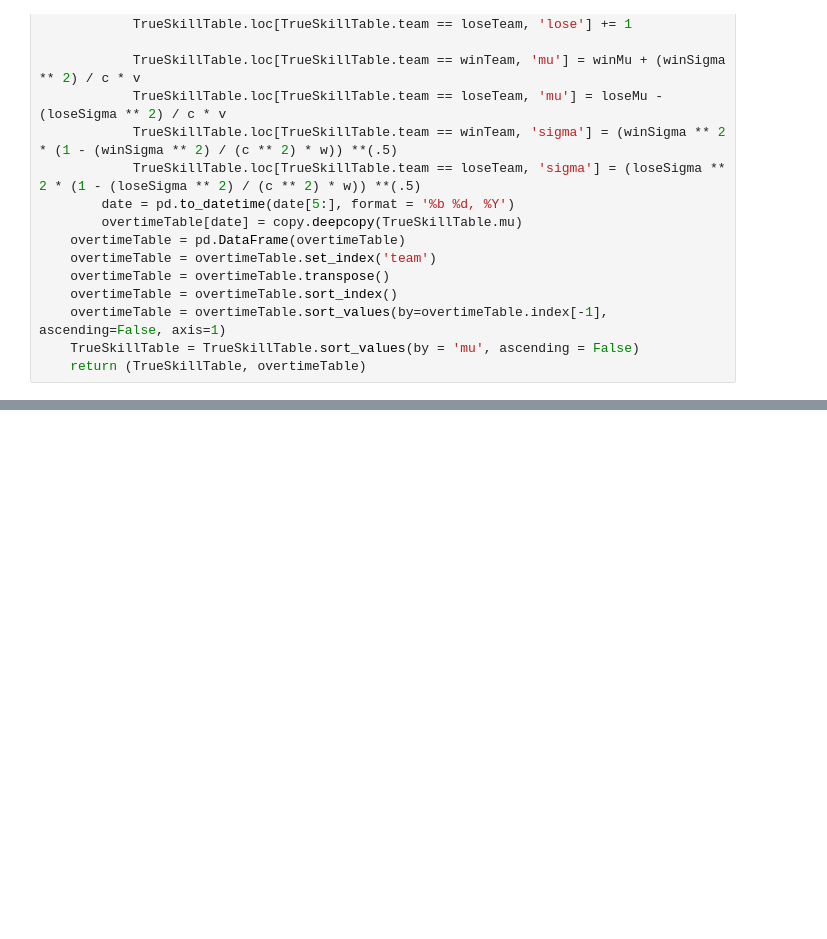
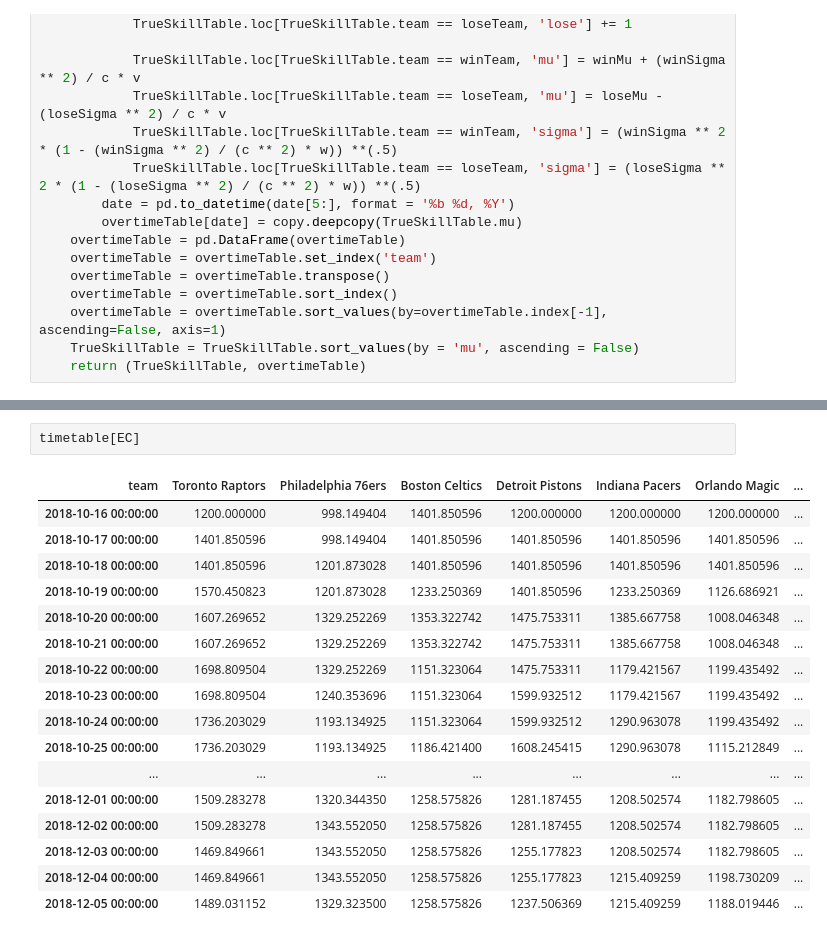
Before and after one commit to pydu-brys/NBA-Analytics, a Jupyter notebook: TrueSkill2.ipynb, the cells around one changed output, grey strips where cells are left out. Drawn from its saved outputs; the diff is of its cells as text; blank space fills up the shorter version.

```diff
--- a/TrueSkill2.ipynb
+++ b/TrueSkill2.ipynb
@@ -152,0 +208,20 @@ See the caveats in the documentation: http://pandas.pydata.org/pandas-docs/stabl
+# %%
+timetable[EC]
+# %% [output]
+| team | Toronto Raptors | Philadelphia 76ers | Boston Celtics | Detroit Pistons | Indiana Pacers | Orlando Magic | ... |
+| 2018-10-16 00:00:00 | 1200.000000 | 998.149404 | 1401.850596 | 1200.000000 | 1200.000000 | 1200.000000 | ... |
+| 2018-10-17 00:00:00 | 1401.850596 | 998.149404 | 1401.850596 | 1401.850596 | 1401.850596 | 1401.850596 | ... |
+| 2018-10-18 00:00:00 | 1401.850596 | 1201.873028 | 1401.850596 | 1401.850596 | 1401.850596 | 1401.850596 | ... |
+| 2018-10-19 00:00:00 | 1570.450823 | 1201.873028 | 1233.250369 | 1401.850596 | 1233.250369 | 1126.686921 | ... |
+| 2018-10-20 00:00:00 | 1607.269652 | 1329.252269 | 1353.322742 | 1475.753311 | 1385.667758 | 1008.046348 | ... |
+| 2018-10-21 00:00:00 | 1607.269652 | 1329.252269 | 1353.322742 | 1475.753311 | 1385.667758 | 1008.046348 | ... |
+| 2018-10-22 00:00:00 | 1698.809504 | 1329.252269 | 1151.323064 | 1475.753311 | 1179.421567 | 1199.435492 | ... |
+| 2018-10-23 00:00:00 | 1698.809504 | 1240.353696 | 1151.323064 | 1599.932512 | 1179.421567 | 1199.435492 | ... |
+| 2018-10-24 00:00:00 | 1736.203029 | 1193.134925 | 1151.323064 | 1599.932512 | 1290.963078 | 1199.435492 | ... |
+| 2018-10-25 00:00:00 | 1736.203029 | 1193.134925 | 1186.421400 | 1608.245415 | 1290.963078 | 1115.212849 | ... |
+| ... | ... | ... | ... | ... | ... | ... | ... |
+| 2018-12-01 00:00:00 | 1509.283278 | 1320.344350 | 1258.575826 | 1281.187455 | 1208.502574 | 1182.798605 | ... |
+| 2018-12-02 00:00:00 | 1509.283278 | 1343.552050 | 1258.575826 | 1281.187455 | 1208.502574 | 1182.798605 | ... |
+| 2018-12-03 00:00:00 | 1469.849661 | 1343.552050 | 1258.575826 | 1255.177823 | 1208.502574 | 1182.798605 | ... |
+| 2018-12-04 00:00:00 | 1469.849661 | 1343.552050 | 1258.575826 | 1255.177823 | 1215.409259 | 1198.730209 | ... |
+| 2018-12-05 00:00:00 | 1489.031152 | 1329.323500 | 1258.575826 | 1237.506369 | 1215.409259 | 1188.019446 | ... |
```
Also changed, not shown: parts of 14 cells of this notebook, 1 other file.
